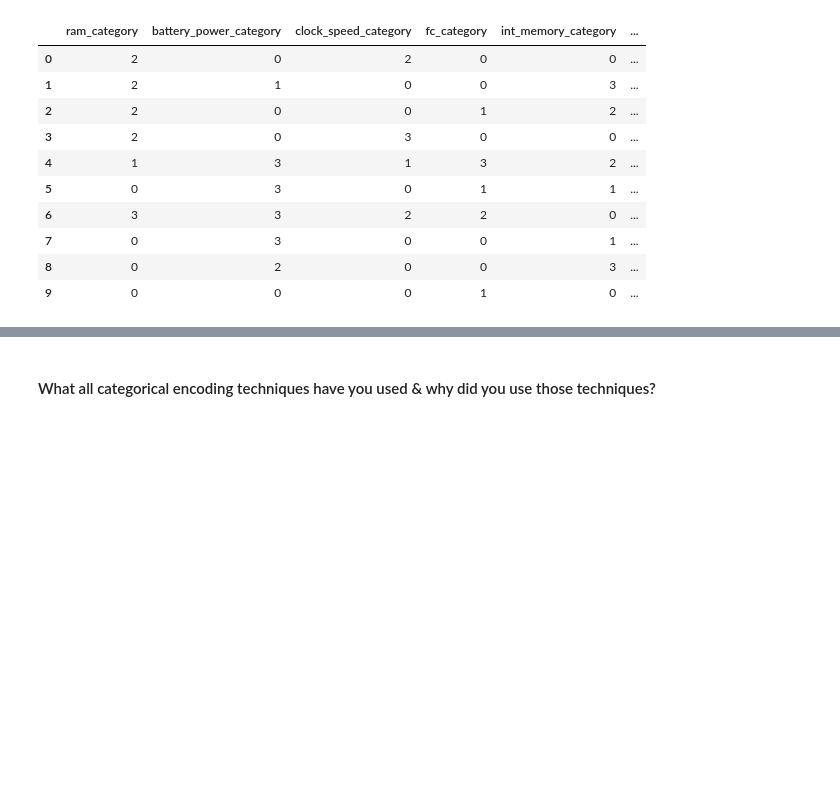
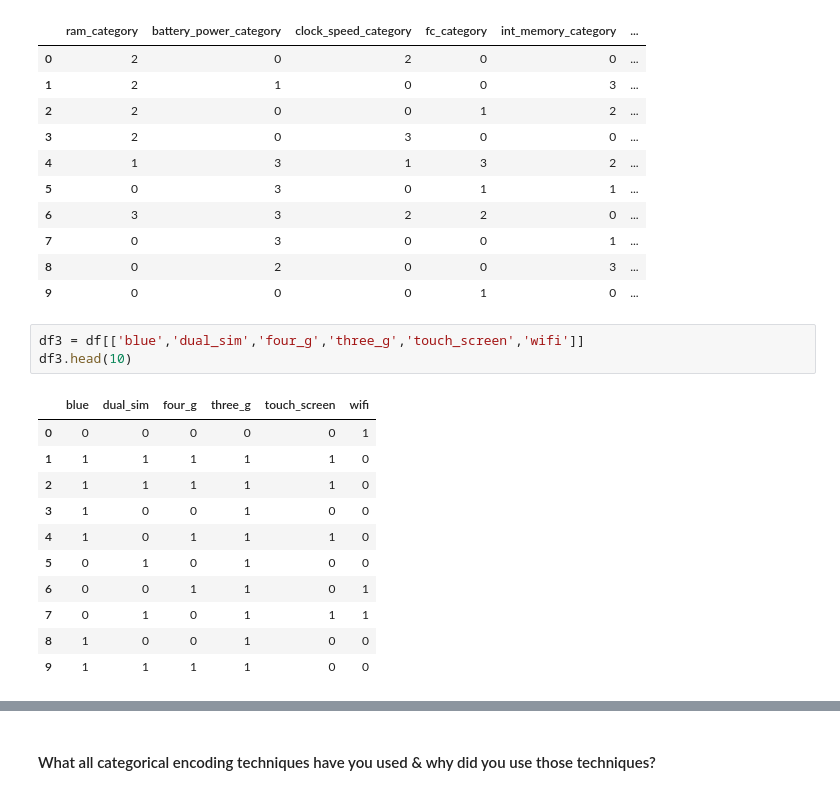
Before and after one commit to varuncode01/ST_Project3, a Jupyter notebook: ML_Project3.ipynb, the cells around one changed output, grey strips where cells are left out. Cells and saved outputs as stored; diff of their text form; blank space fills up the shorter version.

```diff
--- a/ML_Project3.ipynb
+++ b/ML_Project3.ipynb
@@ -768,3 +864,18 @@ df2.head(10)
 | 7 | 0 | 3 | 0 | 0 | 1 | ... |
 | 8 | 0 | 2 | 0 | 0 | 3 | ... |
 | 9 | 0 | 0 | 0 | 1 | 0 | ... |
+# %%
+df3 = df[['blue','dual_sim','four_g','three_g','touch_screen','wifi']]
+df3.head(10)
+# %% [output]
+|  | blue | dual_sim | four_g | three_g | touch_screen | wifi |
+| 0 | 0 | 0 | 0 | 0 | 0 | 1 |
+| 1 | 1 | 1 | 1 | 1 | 1 | 0 |
+| 2 | 1 | 1 | 1 | 1 | 1 | 0 |
+| 3 | 1 | 0 | 0 | 1 | 0 | 0 |
+| 4 | 1 | 0 | 1 | 1 | 1 | 0 |
+| 5 | 0 | 1 | 0 | 1 | 0 | 0 |
+| 6 | 0 | 0 | 1 | 1 | 0 | 1 |
+| 7 | 0 | 1 | 0 | 1 | 1 | 1 |
+| 8 | 1 | 0 | 0 | 1 | 0 | 0 |
+| 9 | 1 | 1 | 1 | 1 | 0 | 0 |
```
Also changed, not shown: parts of 5 cells of this notebook.
